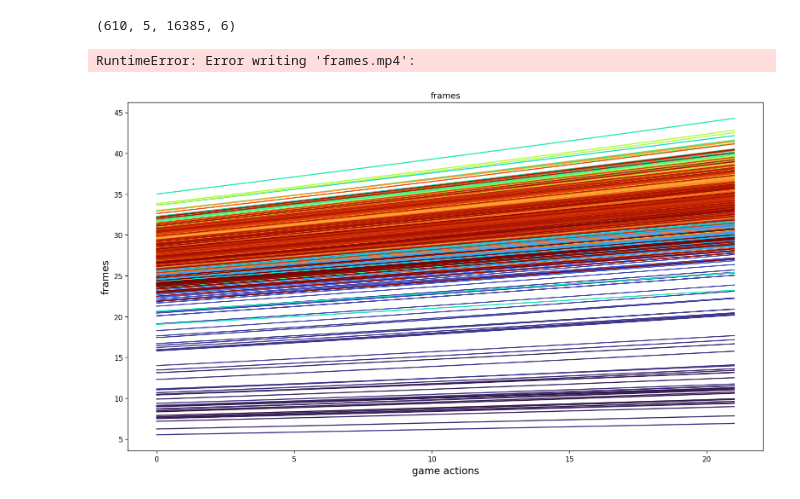
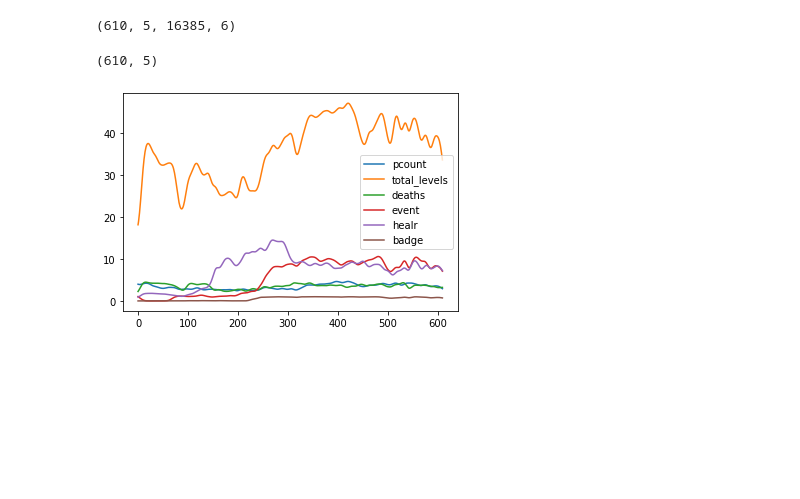
Before and after one commit to PWhiddy/PokemonRedExperiments, a Jupyter notebook: baselines/Visualizations_over_time.ipynb, the cells around one changed output. Drawn from its saved outputs; the diff is of its cells as text; code cells hidden in the pictures; blank space fills up the shorter version.

```diff
--- a/baselines/Visualizations_over_time.ipynb
+++ b/baselines/Visualizations_over_time.ipynb
@@ -134,7 +134,7 @@ plt.legend(loc='upper left')
 base_stats = {
     'pcount': 0,
     'total_levels': 0, 'frames': 0, 'deaths': 0,
-    'event': 0, 'healr': 0
+    'event': 0, 'healr': 0, 'badge': 0
 }
 # %%
 def df_to_numpy(df):
@@ -206,11 +207,10 @@ with media.VideoWriter(f'{the_dat}.mp4', (1080, 1920)) as wr:
         wr.add_image(data)
         plt.close()
 # %%
-# this should not be decreasing!!
-the_dat = 'frames'
+the_dat = 'deaths'
 steps = 100
 start_step = 20
-combine_steps = 1
+combine_steps = 10
 plot_dat = rearrange(
     big_dat, '(r x) b s d -> r (x b) s d', x=combine_steps
     )[:, :, :, name_to_idx[the_dat]].mean(axis=1)
@@ -235,6 +235,49 @@ with media.VideoWriter(f'{the_dat}.mp4', (1080, 1920)) as wr:
         wr.add_image(data)
 
         plt.close()
-# %% [output]
-RuntimeError: Error writing 'frames.mp4':
-[figure, removed]
+# %%
+# flipped so we can see progression differently
+the_dat = 'total_levels'
+steps = 10
+start_step = 20
+combine_steps = 1
+plot_dat = rearrange(
+    big_dat, '(r x) b s d -> r (x b) s d', x=combine_steps
+    )[:, :, :, name_to_idx[the_dat]].mean(axis=1)
+print(plot_dat.shape)
+for i in range(len(plot_dat)):
+    plot_dat[i] = gaussian_filter(plot_dat[i], 100.0, mode='nearest')
+with media.VideoWriter(f'{the_dat}.mp4', (1080, 1920)) as wr:
+    for i in tqdm(np.geomspace(start_step, plot_dat.shape[1]+1, num=steps)):
+        i = int(i)
+        #with plt.style.context('Solarize_Light2'):
+        fig = plt.figure(figsize=(16, 9), dpi=120)
+        for idx, dat in enumerate(plot_dat[:,:i]):
+            plt.plot(dat, color=plt.cm.turbo(idx/plot_dat.shape[0]))
+
+        # Number of accent colors in the color scheme
+        plt.title(the_dat)
+        plt.xlabel('game actions', fontsize=14)
+        plt.ylabel(the_dat, fontsize=14)
+        fig.canvas.draw()
+        #plt.show()
+        data = np.frombuffer(fig.canvas.tostring_rgb(), dtype=np.uint8)
+        data = data.reshape(fig.canvas.get_width_height()[::-1] + (3,))
+        wr.add_image(data)
+
+        plt.close()
+# %% [output]
+(610, 5)
+# %%
+for name in name_to_idx.keys():
+    if name == 'frames':
+        continue
+    plt.plot(
+        gaussian_filter(
+            big_dat[:, :, -1, name_to_idx[name]].mean(axis=1)
+        , 5.0, mode='nearest'),
+        label=name
+    )
+    plt.legend()
+# %% [output]
+[figure, added]
```
Also changed, not shown: parts of 8 cells of this notebook.
